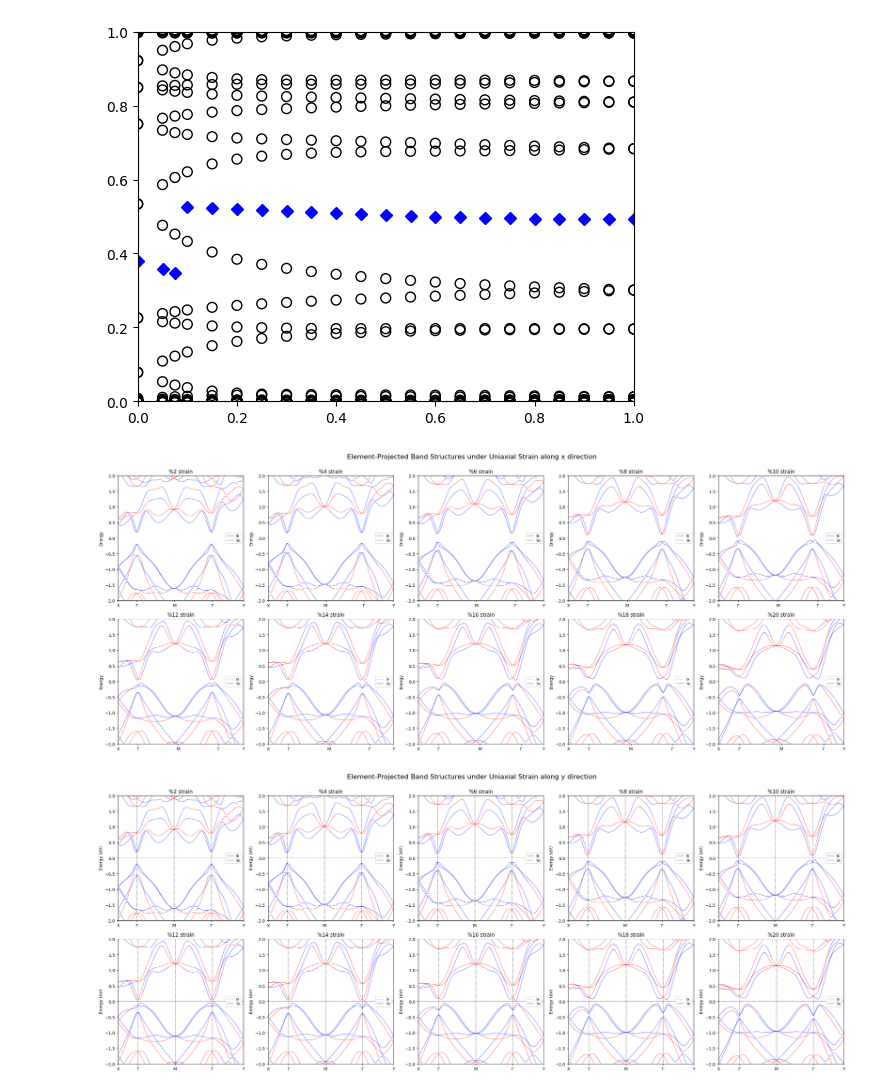
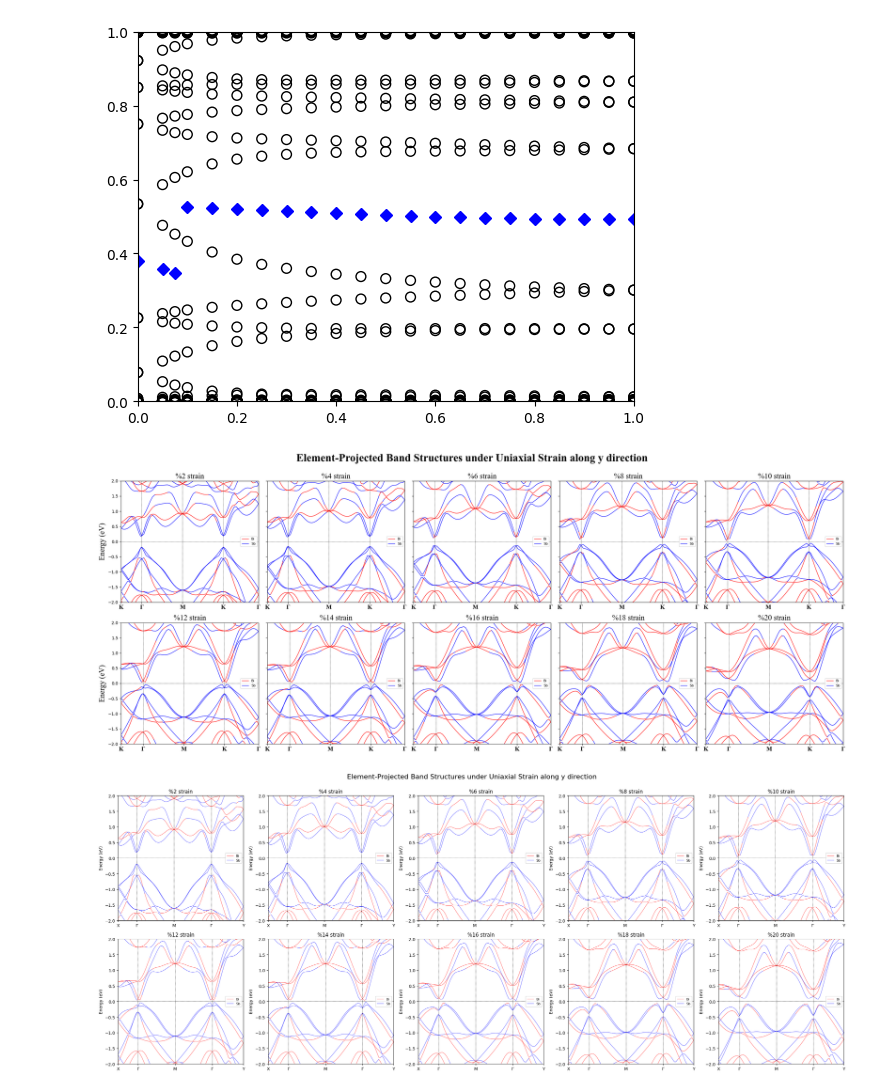
Before and after one commit to Lactuka/Thesis, a Jupyter notebook: uniaxial-y-tight/uniaxial-y-tight.ipynb, the cells around one changed output. Drawn from its saved outputs; the diff is of its cells as text; code cells hidden in the pictures.

```diff
--- a/uniaxial-y-tight/uniaxial-y-tight.ipynb
+++ b/uniaxial-y-tight/uniaxial-y-tight.ipynb
@@ -122,15 +122,15 @@ def plot_dos(data, title_suffix, ax=None):
 
     # Set x-axis ticks and labels
     ax.set_xticks([min(x), (min(x)+max(x))/2, max(x)])
-    ax.set_xticklabels(['X', 'Γ', 'X'])
+    ax.set_xticklabels(['X', 'Γ', 'X'],fontname="Times New Roman",fontweight = "bold",fontsize=14)
 
     # Set y-axis label
-    ax.set_ylabel('Energy (eV)')
+    ax.set_ylabel('Energy (eV)',fontname="Times New Roman",fontsize=18)
 
     # Add vertical line at Gamma point
     ax.axvline(x=(min(x)+max(x))/2, color='black', linewidth=0.5)
 
-    ax.set_title(f"Surface States - %{title_suffix} strain")
+    ax.set_title(f"Surface States - %{title_suffix} strain",fontname="Times New Roman",fontsize=18)
 
     return im
 
@@ -145,7 +145,7 @@ for i, (data, label) in enumerate(zip(normalized_datasets, labels)):
 fig.subplots_adjust(right=0.92, top=0.90)  # Added top spacing for title
 
 # Add overall title at the top
-fig.suptitle("Surface States under Uniaxial X Strain", fontsize=16, y=0.98)
+fig.suptitle("Surface States under Uniaxial Strain Along y direction", fontname="Times New Roman",fontweight="bold",fontsize=26, y=0.98)
 
 # Add a shared colorbar on the far right
 cbar_ax = fig.add_axes([0.94, 0.15, 0.02, 0.7])  # [left, bottom, width, height]
@@ -206,72 +206,98 @@ data_20 = np.loadtxt("20-PBAND_ELEMENTS_SOC.dat")
 
 # Collect all datasets
 datasets = [data_2, data_4, data_6, data_8, data_10, data_12, data_14, data_16, data_18, data_20]
-labels = ['2', '4', '6', '8', '10', '12', '14', '16', '18', '20']
+
+def read_klabels(filename):
+    """
+    Parse a KLABELS file and return the list of k-path positions.
+    Skips the header line and any empty lines.
+    """
+    points = []
+    with open(filename, 'r') as f:
+        lines = f.readlines()
+    # Skip header (first line), read lines with two columns
+    for line in lines[1:]:
+        stripped = line.strip()
+        if not stripped:
+            continue
+        parts = stripped.split()
+        if len(parts) == 2:
+            try:
+                points.append(float(parts[1]))
+            except ValueError:
+                continue
+    return points
+
+# Collect all datasets and their corresponding KLABELS files
+labels = ['2', '4', '6', '8' ,'10' ,'12' ,'14', '16', '18','20']
+
+datasets = []
+klabels_list = []
+for label in labels:
+    datasets.append(np.loadtxt(f"{label}-PBAND_ELEMENTS_SOC.dat"))
+    klabels_list.append(read_klabels(f"labels/{label}-KLABELS"))
 
 # Define elements and their corresponding columns
-element_names = ['Bi', 'Sb']  # Adjust as needed
-element_columns = [2, 3]  # Adjust as needed
+element_names = ['Bi', 'Sb']
+element_columns = [2, 3]
 colors = ['red', 'blue', 'green', 'orange', 'purple', 'brown', 'pink', 'gray']
 
-# High symmetry points
-high_sym_points = [0, 0.425, 1.276, 2.127]
-high_sym_labels = ['X', 'Γ', 'M', 'Γ', 'Y']
+high_sym_labels = ['K', 'Γ', 'M', 'K' ,'Γ']
 
-# Create figure with subplots (2 rows, 4 columns to accommodate 7 plots)
-fig, axes = plt.subplots(2, 5, figsize=(25, 10))
+# Create figure with subplots
+fig, axes = plt.subplots(2, 5, figsize=(25, 10),sharey=True)
 axes = axes.flatten()
 
-# Plot each dataset
-for idx, (elemented_data, label) in enumerate(zip(datasets, labels)):
+for idx, (elemented_data, label, sym_points) in enumerate(zip(datasets, labels, klabels_list)):
     ax = axes[idx]
 
-    # Find which element is dominant at each k-point
+    # Find dominant element at each k-point
     dominant_elements = np.argmax(elemented_data[:, element_columns], axis=1)
 
-    # Find where the dominant element changes
     color_changes = np.diff(dominant_elements)
     change_indices = np.where(color_changes != 0)[0] + 1
-
-    # Add start and end indices
     segment_indices = np.concatenate(([0], change_indices, [len(elemented_data)]))
 
-    # Keep track of which elements have been labeled
     labeled_elements = set()
 
-    # Plot each segment
     for i in range(len(segment_indices) - 1):
         start = segment_indices[i]
         end = segment_indices[i + 1]
 
         dominant_idx = dominant_elements[start]
         color = colors[dominant_idx]
         elem_label = element_names[dominant_idx]
 
-        # Only add label for the first occurrence of each element
         if elem_label not in labeled_elements:
             ax.plot(elemented_data[start:end+1, 0], elemented_data[start:end+1, 1],
-                    color=color, label=elem_label, linewidth=0.5)
+                    color=color, label=elem_label, linewidth=1)
             labeled_elements.add(elem_label)
         else:
             ax.plot(elemented_data[start:end+1, 0], elemented_data[start:end+1, 1],
-                    color=color, linewidth=0.5)
+                    color=color, linewidth=1)
 
-    # Formatting for each subplot
-    ax.set_xticks(high_sym_points + [max(elemented_data[:,0])])
-    ax.set_xticklabels(high_sym_labels)
-    ax.set_xlim(min(elemented_data[:,0]), max(elemented_data[:,0]))
+    for point in sym_points:
+        ax.axvline(point,lw=0.5,color='black',ls='--')
+
+    ax.axhline(0,lw=0.5,color='black',ls='--')
+
+    ax.set_xticks(sym_points)
+    ax.set_xticklabels(high_sym_labels, fontname="Times New Roman",fontweight="bold",fontsize=14)
+    ax.set_xlim(min(elemented_data[:, 0]), max(elemented_data[:, 0]))
     ax.set_ylim(-2, 2)
-    ax.set_title(f'%{label} strain')
-    ax.set_ylabel('Energy')
+    ax.set_title(f'%{label} strain',fontsize=18,fontname="Times New Roman")
+    if idx == 0 or idx == 5:
+        ax.set_ylabel('Energy (eV)',fontsize=18,fontname="Times New Roman")
     ax.legend(loc='best', fontsize=8)
 
 
+
 plt.tight_layout()
-plt.suptitle("Element-Projected Band Structures under Uniaxial Strain along x direction", fontsize=16, y=1.00)
+plt.suptitle("Element-Projected Band Structures under Uniaxial Strain along y direction", fontsize=26,fontname="Times New Roman", fontweight="bold", y=1.00)
 plt.tight_layout()
 plt.show()
 # %% [output]
-[figure, old version]
+[figure, new version]
 # %%
 import numpy as np
 import matplotlib.pyplot as plt
```
Also changed, not shown: parts of 2 cells of this notebook, 5 other files.
